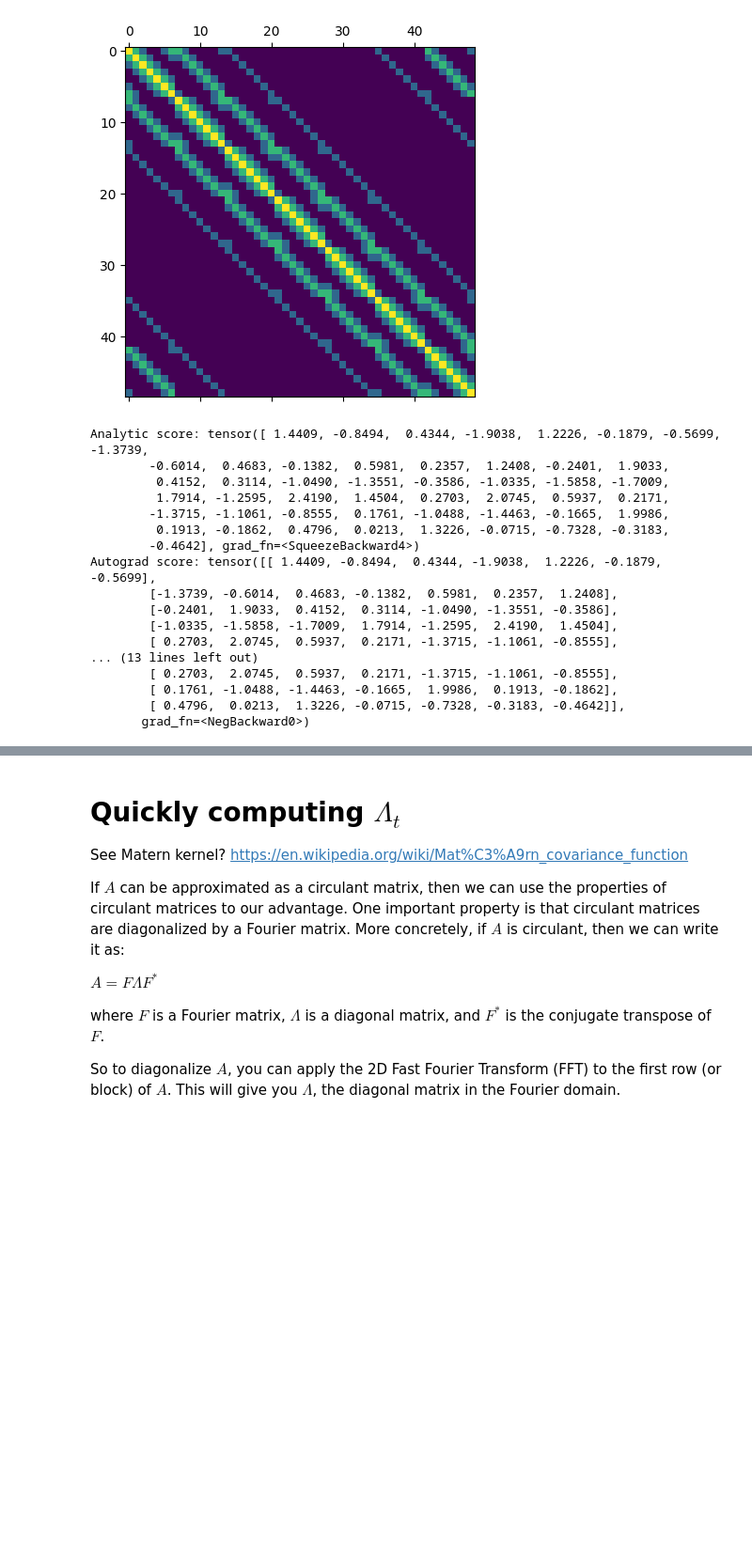
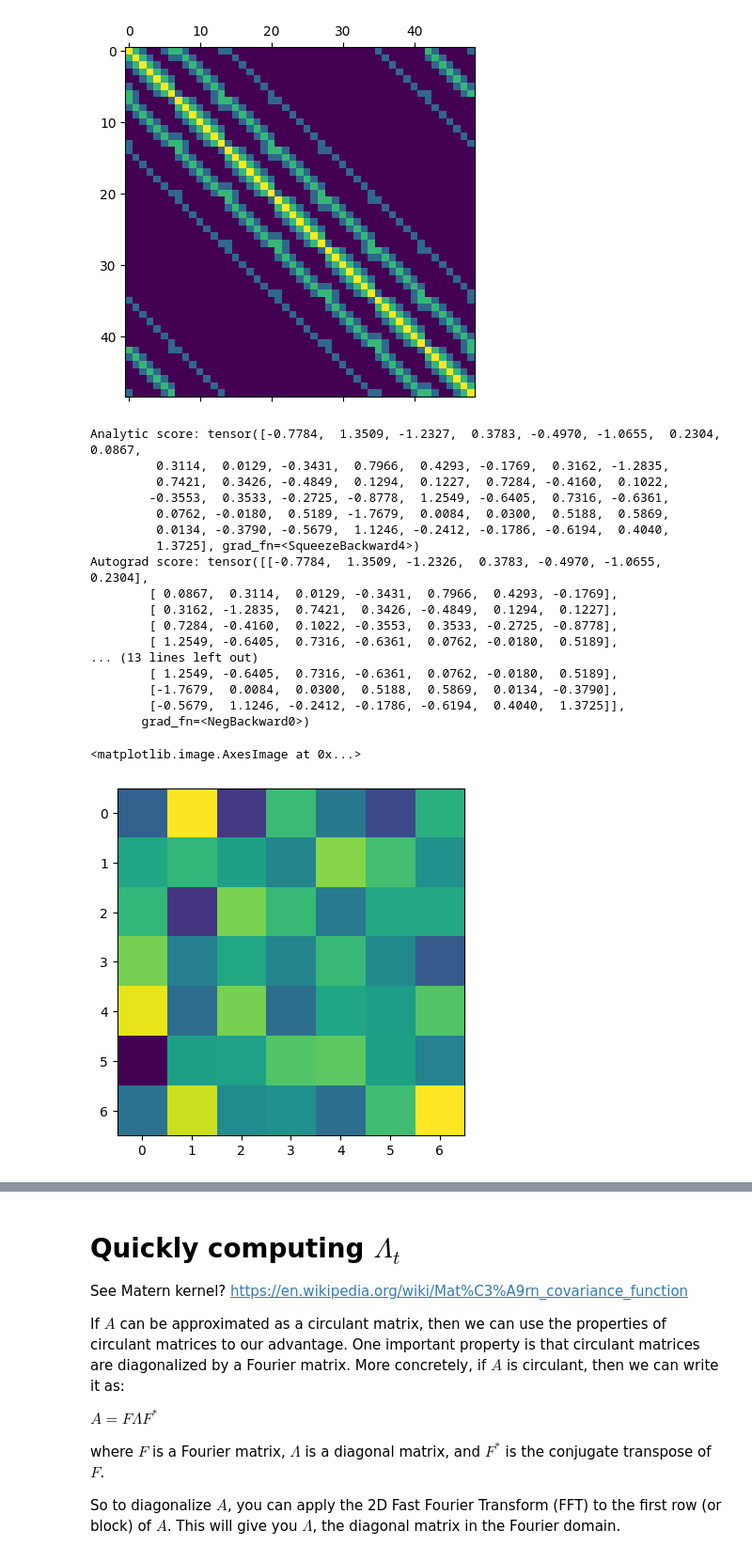
Before and after one commit to AlexandreAdam/DeblendingGalaxies, a Jupyter notebook: notebooks/correlated_gaussian_approx.ipynb, the cells around one changed output, grey strips where cells are left out. Shown: that part at 94% size. Saved outputs shown, nothing was run; the diff lists cells and outputs as text; code cells hidden in the pictures; blank space fills up the shorter version.

```diff
--- a/notebooks/correlated_gaussian_approx.ipynb
+++ b/notebooks/correlated_gaussian_approx.ipynb
@@ -360,24 +363,29 @@ print('FFT score:', score_fft)
 print('FFT score a:', score_fft_a)
 
 
-assert torch.allclose(score_fft.flatten(), score_analytic, atol=1e-6)
-assert torch.allclose(score_fft_a.flatten(), score_analytic, atol=1e-6)
-assert torch.allclose(score_autograd.flatten(), score_analytic, atol=1e-6)
+assert torch.allclose(score_fft.flatten(), score_analytic, atol=1e-5)
+assert torch.allclose(score_fft_a.flatten(), score_analytic, atol=1e-5)
+assert torch.allclose(score_autograd.flatten(), score_analytic, atol=1e-5)
 # %% [output]
-Analytic score: tensor([ 1.4409, -0.8494,  0.4344, -1.9038,  1.2226, -0.1879, -0.5699, -1.3739,
-        -0.6014,  0.4683, -0.1382,  0.5981,  0.2357,  1.2408, -0.2401,  1.9033,
-         0.4152,  0.3114, -1.0490, -1.3551, -0.3586, -1.0335, -1.5858, -1.7009,
-         1.7914, -1.2595,  2.4190,  1.4504,  0.2703,  2.0745,  0.5937,  0.2171,
-        -1.3715, -1.1061, -0.8555,  0.1761, -1.0488, -1.4463, -0.1665,  1.9986,
-         0.1913, -0.1862,  0.4796,  0.0213,  1.3226, -0.0715, -0.7328, -0.3183,
-        -0.4642], grad_fn=<SqueezeBackward4>)
-Autograd score: tensor([[ 1.4409, -0.8494,  0.4344, -1.9038,  1.2226, -0.1879, -0.5699],
-        [-1.3739, -0.6014,  0.4683, -0.1382,  0.5981,  0.2357,  1.2408],
-        [-0.2401,  1.9033,  0.4152,  0.3114, -1.0490, -1.3551, -0.3586],
-        [-1.0335, -1.5858, -1.7009,  1.7914, -1.2595,  2.4190,  1.4504],
-        [ 0.2703,  2.0745,  0.5937,  0.2171, -1.3715, -1.1061, -0.8555],
+Analytic score: tensor([-0.7784,  1.3509, -1.2327,  0.3783, -0.4970, -1.0655,  0.2304,  0.0867,
+         0.3114,  0.0129, -0.3431,  0.7966,  0.4293, -0.1769,  0.3162, -1.2835,
+         0.7421,  0.3426, -0.4849,  0.1294,  0.1227,  0.7284, -0.4160,  0.1022,
+        -0.3553,  0.3533, -0.2725, -0.8778,  1.2549, -0.6405,  0.7316, -0.6361,
+         0.0762, -0.0180,  0.5189, -1.7679,  0.0084,  0.0300,  0.5188,  0.5869,
+         0.0134, -0.3790, -0.5679,  1.1246, -0.2412, -0.1786, -0.6194,  0.4040,
+         1.3725], grad_fn=<SqueezeBackward4>)
+Autograd score: tensor([[-0.7784,  1.3509, -1.2326,  0.3783, -0.4970, -1.0655,  0.2304],
+        [ 0.0867,  0.3114,  0.0129, -0.3431,  0.7966,  0.4293, -0.1769],
+        [ 0.3162, -1.2835,  0.7421,  0.3426, -0.4849,  0.1294,  0.1227],
+        [ 0.7284, -0.4160,  0.1022, -0.3553,  0.3533, -0.2725, -0.8778],
+        [ 1.2549, -0.6405,  0.7316, -0.6361,  0.0762, -0.0180,  0.5189],
 ... (13 lines left out)
-        [ 0.2703,  2.0745,  0.5937,  0.2171, -1.3715, -1.1061, -0.8555],
-        [ 0.1761, -1.0488, -1.4463, -0.1665,  1.9986,  0.1913, -0.1862],
-        [ 0.4796,  0.0213,  1.3226, -0.0715, -0.7328, -0.3183, -0.4642]],
+        [ 1.2549, -0.6405,  0.7316, -0.6361,  0.0762, -0.0180,  0.5189],
+        [-1.7679,  0.0084,  0.0300,  0.5188,  0.5869,  0.0134, -0.3790],
+        [-0.5679,  1.1246, -0.2412, -0.1786, -0.6194,  0.4040,  1.3725]],
        grad_fn=<NegBackward0>)
+# %%
+plt.imshow(score_analytic.view(7, 7).detach())
+# %% [output]
+<matplotlib.image.AxesImage at 0x...>
+[figure, added]
```
Also changed, not shown: parts of 37 cells of this notebook, 3 other files.
